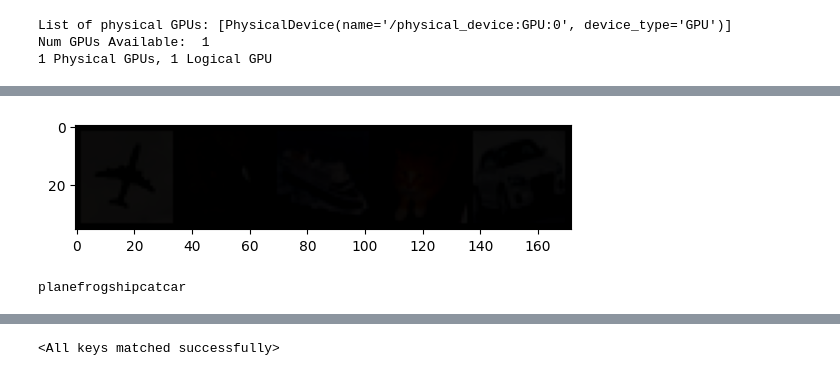
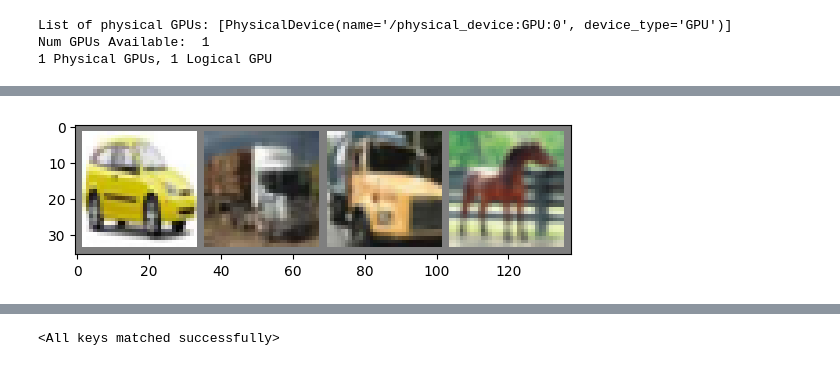
Before and after one commit to AnnaM-C/GA-PSO-Hybrid-Optimization-Computational-Intelligence, a Jupyter notebook: Gradient_Descent_with_CIFAR10.ipynb, the cells around one changed output, grey strips where cells are left out. Drawn from its saved outputs; the diff is of its cells as text; code cells hidden in the pictures.

```diff
--- a/Gradient_Descent_with_CIFAR10.ipynb
+++ b/Gradient_Descent_with_CIFAR10.ipynb
@@ -33,12 +33,22 @@ Num GPUs Available:  1
 1 Physical GPUs, 1 Logical GPU
 # %%
 #normalise pixel values (range:-1 to 1, mean:0.5, s.d:0.5)
-transform=transforms.Compose(
-[transforms.ToTensor(),
-transforms.Normalize((0.5,0.5,0.5),(0.5,0.5,0.5))])
+transform = transforms.Compose(
+    [transforms.ToTensor(),
+     transforms.Normalize((0.5, 0.5, 0.5), (0.5, 0.5, 0.5))])
 
-trainset=torchvision.datasets.CIFAR10(root='./data',train=True,download=True,transform=transform)
-testset=torchvision.datasets.CIFAR10(root='./data',train=False,download=True,transform=transform)
+batch_size=4
 
-classes=('plane', 'car', 'bird', 'cat', 'deer', 'dog', 'frog', 'horse', 'ship', 'truck')
+trainset = torchvision.datasets.CIFAR10(root='./data', train=True,
+                                        download=True, transform=transform)
+trainloader = torch.utils.data.DataLoader(trainset, batch_size=batch_size,
+                                          shuffle=True, num_workers=2)
+
+testset = torchvision.datasets.CIFAR10(root='./data', train=False,
+                                       download=True, transform=transform)
+testloader = torch.utils.data.DataLoader(testset, batch_size=batch_size,
+                                         shuffle=False, num_workers=2)
+
+classes = ('plane', 'car', 'bird', 'cat',
+           'deer', 'dog', 'frog', 'horse', 'ship', 'truck')
 # %% [output]
@@ -53,18 +62,19 @@ testloader=torch.utils.data.DataLoader(testset, batch_size=batch_size, shuffle=F
 # %%
 #visualise images from the trainloader
 def imshow(img):
-    img=img/2_0.5 #unnormalise
+    img=img/2+0.5 #unnormalise
     npimg=img.numpy()
     plt.imshow(np.transpose(npimg, (1,2,0)))
     plt.show()
 
 #random image
 dataiter=iter(trainloader)
 images,labels=next(dataiter)
 
 #show image
 imshow(torchvision.utils.make_grid(images))
 
 #print labels
 print(''.join('%s' % classes[labels[j]] for j in range(batch_size)))
 # %% [output]
+[figure, new version]
@@ -72,5 +82,3 @@ WARNING:matplotlib.image:Clipping input data to the valid range for imshow with
-[figure, old version]
-planefrogshipcatcar
 # %%
 #build the network (architecture)
 #relu is used because it is fast
```
Also changed, not shown: parts of 15 cells of this notebook.
